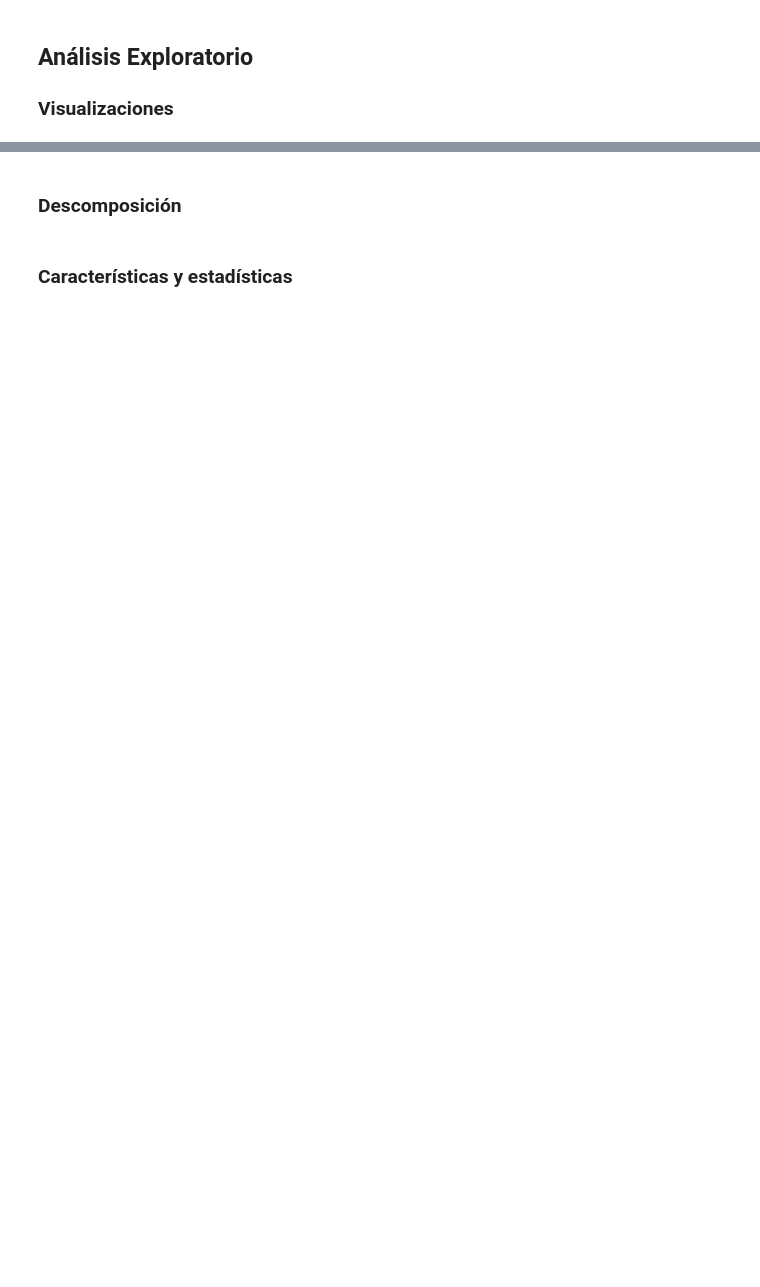
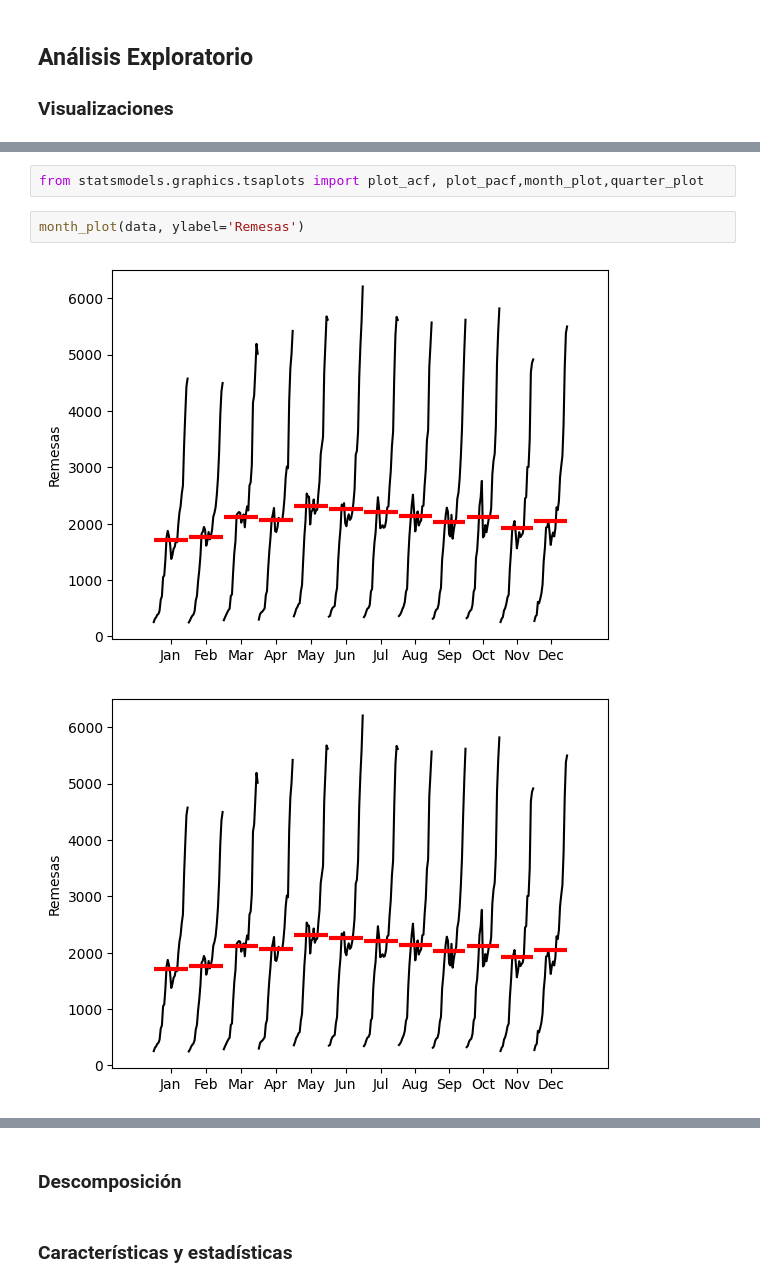
Before and after one commit to daniel-nuno/time_series_O2024_MAF3074N, a Jupyter notebook: estructura_documento.ipynb, the cells around one changed output, grey strips where cells are left out. Drawn from its saved outputs; the diff is of its cells as text; blank space fills up the shorter version.

```diff
--- a/estructura_documento.ipynb
+++ b/estructura_documento.ipynb
@@ -181,0 +241,7 @@ plt.title("Remesas Banxico 1995 - 2023")
+# %%
+from statsmodels.graphics.tsaplots import plot_acf, plot_pacf,month_plot,quarter_plot
+# %%
+month_plot(data, ylabel='Remesas')
+# %% [output]
+[figure, added]
+[figure, added]
```
Also changed, not shown: parts of 21 cells of this notebook.
